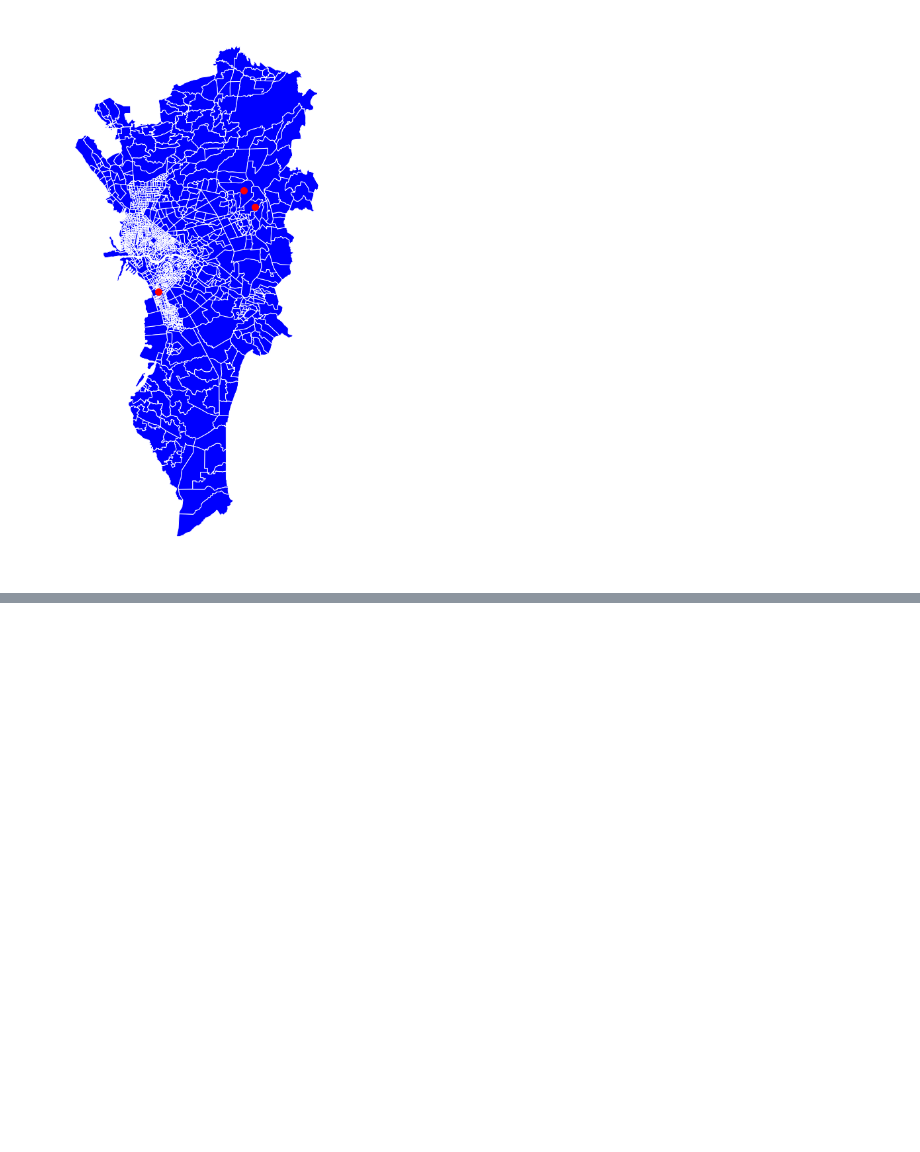
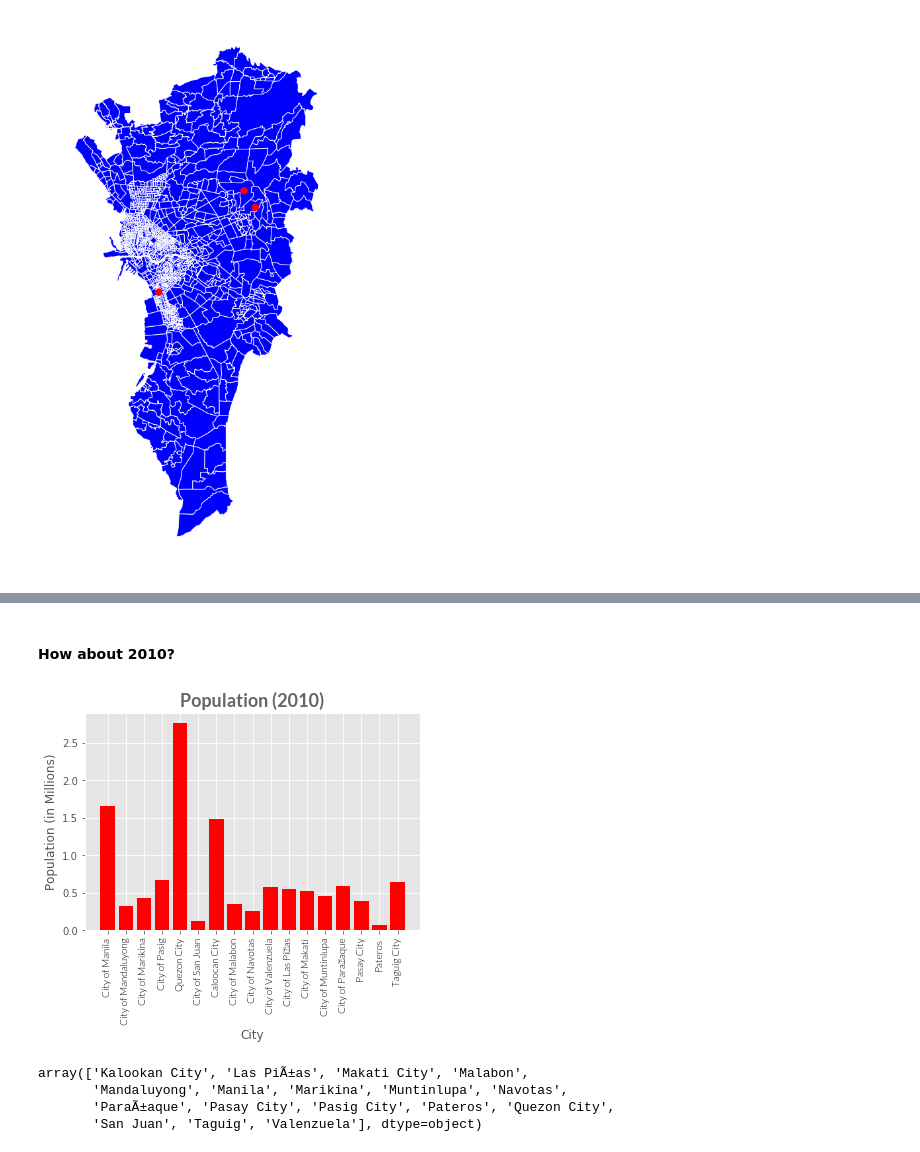
Before and after one commit to jilagan/ITMGT25-EE-ClassNotes, a Jupyter notebook: class_discussion_notebooks/Day 15 Discussions.ipynb, the cells around one changed output, grey strips where cells are left out. Saved outputs shown, nothing was run; the diff lists cells and outputs as text; code cells hidden in the pictures; blank space fills up the shorter version.

```diff
--- a/class_discussion_notebooks/Day 15 Discussions.ipynb
+++ b/class_discussion_notebooks/Day 15 Discussions.ipynb
@@ -522,0 +827,28 @@ geo_df.plot(ax=ax, color="red",markersize=100)
+# %% [markdown]
+#### How about 2010?
+# %%
+import matplotlib.pyplot as plt
+
+plt.style.use("ggplot")
+fig,ax = plt.subplots(1)
+
+title_font = {'fontname':'Lato','fontsize':18,'fontweight':'bold',"color":"#666666"}
+tick_font = {'fontname':'Lato','fontsize':10,"color":"Black"}
+
+
+ax.bar(height=mm_df.loc[:,"2010"]/1000000,x=mm_df.loc[:,"Geographic Location"], color="Red")
+ax.set_title("Population (2010)", **title_font)
+ax.set_ylabel("Population (in Millions)")
+ax.set_xlabel("City")
+ax.set_xticklabels(mm_df.loc[:,"Geographic Location"],**tick_font)
+for tick in ax.get_xticklabels():
+    tick.set_rotation(90)
+# %% [output]
+[figure, added]
+# %%
+metromanila.loc[:,"NAME_2"].unique()
+# %% [output]
+array(['Kalookan City', 'Las PiÃ±as', 'Makati City', 'Malabon',
+       'Mandaluyong', 'Manila', 'Marikina', 'Muntinlupa', 'Navotas',
+       'ParaÃ±aque', 'Pasay City', 'Pasig City', 'Pateros', 'Quezon City',
+       'San Juan', 'Taguig', 'Valenzuela'], dtype=object)
```
Also changed, not shown: parts of 40 cells of this notebook, 5 other files.
